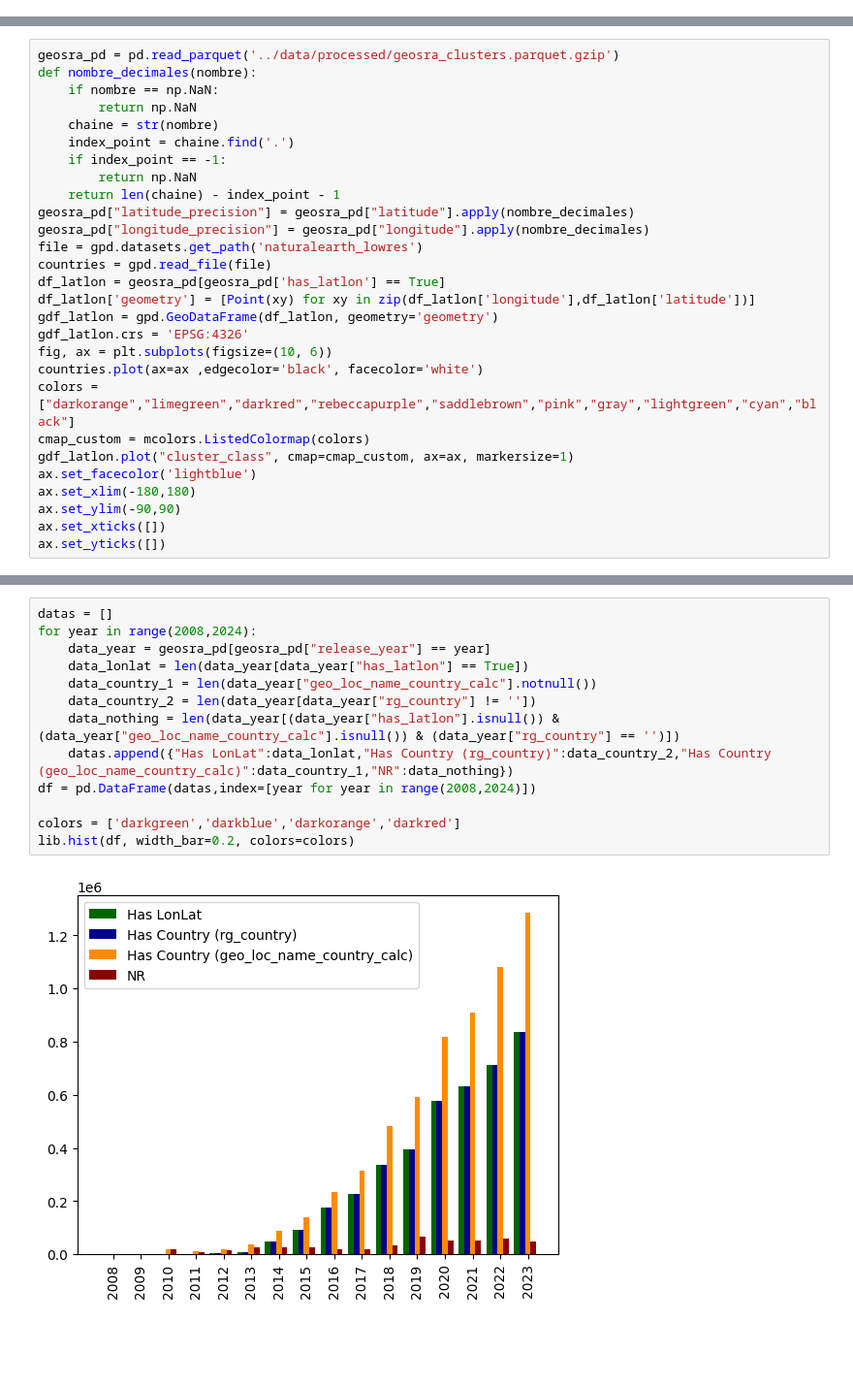
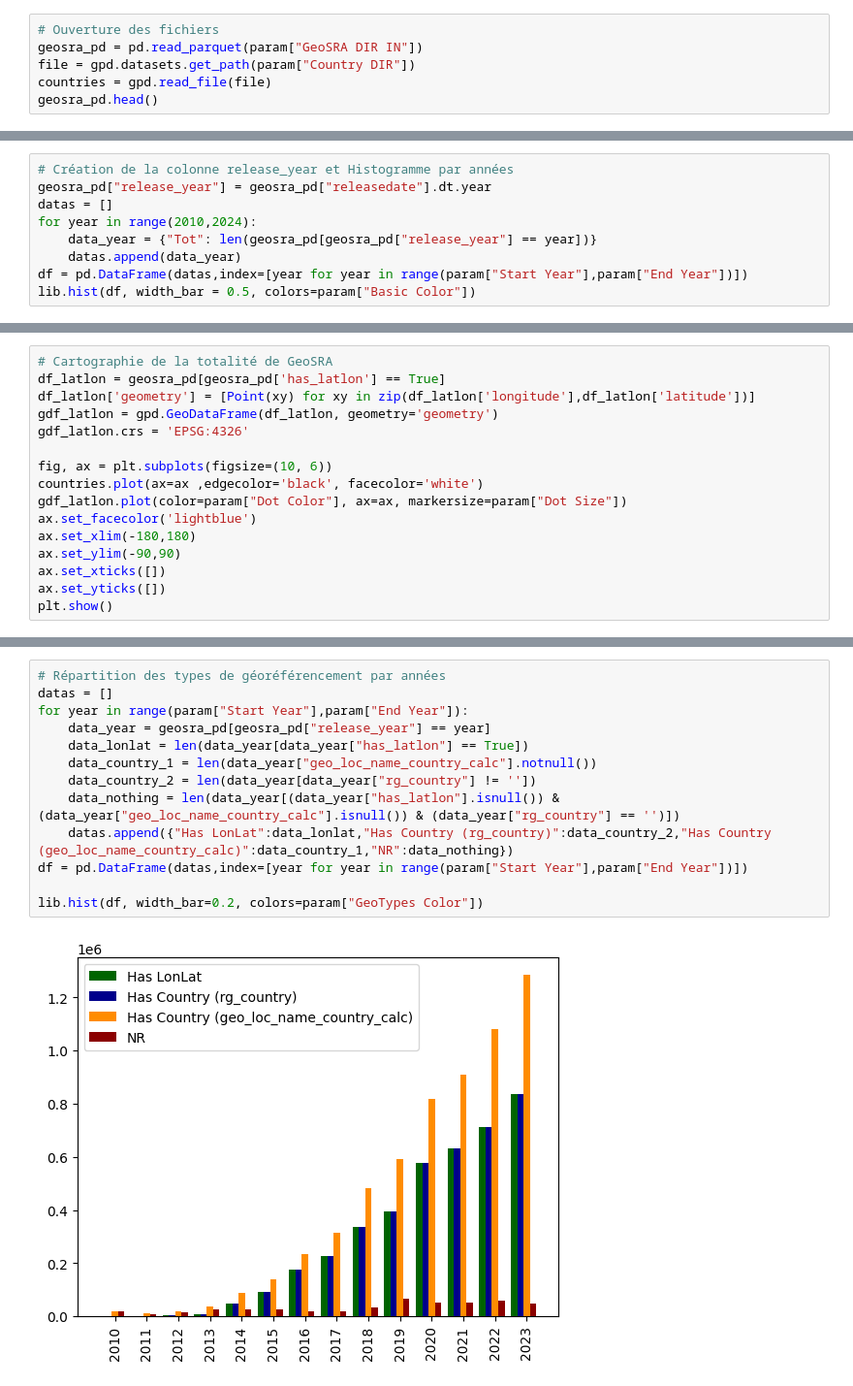
Before and after one commit to TristanHillairet/viromatlas-wastewater, a Jupyter notebook: code/geosra-lonlat-stats.ipynb, the cells around one changed output, grey strips where cells are left out. Shown: that part at 97% size. Drawn from its saved outputs; the diff is of its cells as text; blank space fills up the shorter version.

```diff
--- a/code/geosra-lonlat-stats.ipynb
+++ b/code/geosra-lonlat-stats.ipynb
@@ -9,0 +37,6 @@ import squarify
+# %%
+# Ouverture des fichiers
+geosra_pd = pd.read_parquet(param["GeoSRA DIR IN"])
+file = gpd.datasets.get_path(param["Country DIR"])
+countries = gpd.read_file(file)
+geosra_pd.head()
@@ -9,0 +51,9 @@ import squarify
+# %%
+# Création de la colonne release_year et Histogramme par années
+geosra_pd["release_year"] = geosra_pd["releasedate"].dt.year
+datas = []
+for year in range(2010,2024):
+    data_year = {"Tot": len(geosra_pd[geosra_pd["release_year"] == year])}
+    datas.append(data_year)
+df = pd.DataFrame(datas,index=[year for year in range(param["Start Year"],param["End Year"])])
+lib.hist(df, width_bar = 0.5, colors=param["Basic Color"])
@@ -10,29 +62,17 @@ import squarify
 # %%
-geosra_pd = pd.read_parquet('../data/processed/geosra_clusters.parquet.gzip')
-def nombre_decimales(nombre):
-    if nombre == np.NaN:
-        return np.NaN
-    chaine = str(nombre)
-    index_point = chaine.find('.')
-    if index_point == -1:
-        return np.NaN
-    return len(chaine) - index_point - 1
-geosra_pd["latitude_precision"] = geosra_pd["latitude"].apply(nombre_decimales)
-geosra_pd["longitude_precision"] = geosra_pd["longitude"].apply(nombre_decimales)
-file = gpd.datasets.get_path('naturalearth_lowres')
-countries = gpd.read_file(file)
+# Cartographie de la totalité de GeoSRA
 df_latlon = geosra_pd[geosra_pd['has_latlon'] == True]
 df_latlon['geometry'] = [Point(xy) for xy in zip(df_latlon['longitude'],df_latlon['latitude'])]
 gdf_latlon = gpd.GeoDataFrame(df_latlon, geometry='geometry')
 gdf_latlon.crs = 'EPSG:4326'
+
 fig, ax = plt.subplots(figsize=(10, 6))
 countries.plot(ax=ax ,edgecolor='black', facecolor='white')
-colors = ["darkorange","limegreen","darkred","rebeccapurple","saddlebrown","pink","gray","lightgreen","cyan","black"]
-cmap_custom = mcolors.ListedColormap(colors)
-gdf_latlon.plot("cluster_class", cmap=cmap_custom, ax=ax, markersize=1)
+gdf_latlon.plot(color=param["Dot Color"], ax=ax, markersize=param["Dot Size"])
 ax.set_facecolor('lightblue')
 ax.set_xlim(-180,180)
 ax.set_ylim(-90,90)
 ax.set_xticks([])
 ax.set_yticks([])
+plt.show()
 # %% [output]
@@ -40,15 +85,15 @@ MemoryError: Unable to allocate 48.2 MiB for an array with shape (6312860,) and
 # %%
+# Répartition des types de géoréférencement par années
 datas = []
-for year in range(2008,2024):
+for year in range(param["Start Year"],param["End Year"]):
     data_year = geosra_pd[geosra_pd["release_year"] == year]
     data_lonlat = len(data_year[data_year["has_latlon"] == True])
     data_country_1 = len(data_year["geo_loc_name_country_calc"].notnull())
     data_country_2 = len(data_year[data_year["rg_country"] != ''])
     data_nothing = len(data_year[(data_year["has_latlon"].isnull()) & (data_year["geo_loc_name_country_calc"].isnull()) & (data_year["rg_country"] == '')])
     datas.append({"Has LonLat":data_lonlat,"Has Country (rg_country)":data_country_2,"Has Country (geo_loc_name_country_calc)":data_country_1,"NR":data_nothing})
-df = pd.DataFrame(datas,index=[year for year in range(2008,2024)])
+df = pd.DataFrame(datas,index=[year for year in range(param["Start Year"],param["End Year"])])
 
-colors = ['darkgreen','darkblue','darkorange','darkred']
-lib.hist(df, width_bar=0.2, colors=colors)
+lib.hist(df, width_bar=0.2, colors=param["GeoTypes Color"])
 # %% [output]
-[figure, old version]
+[figure, new version]
```
Also changed, not shown: parts of 15 cells of this notebook, 2 other files.
